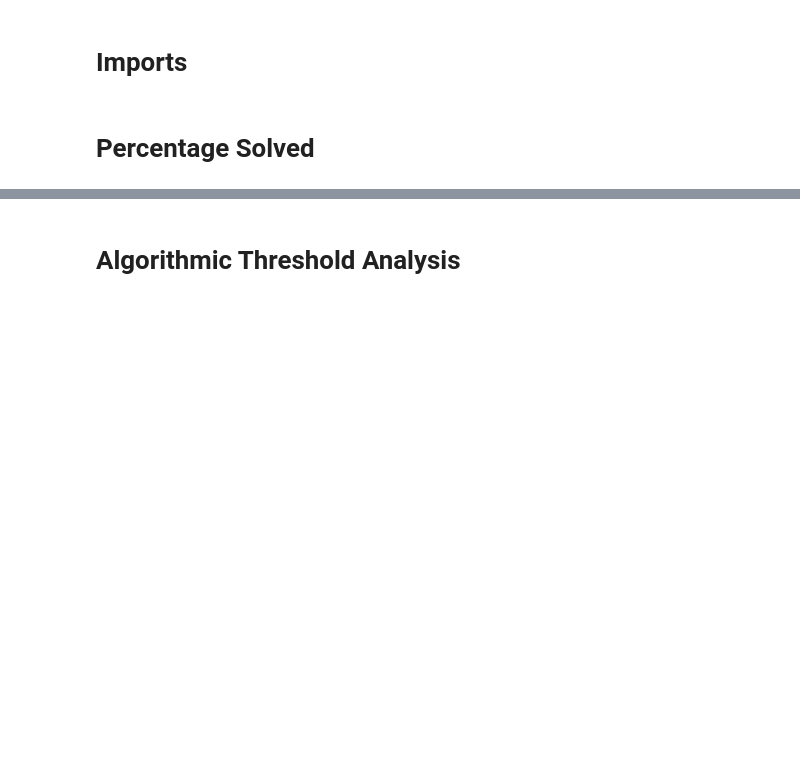
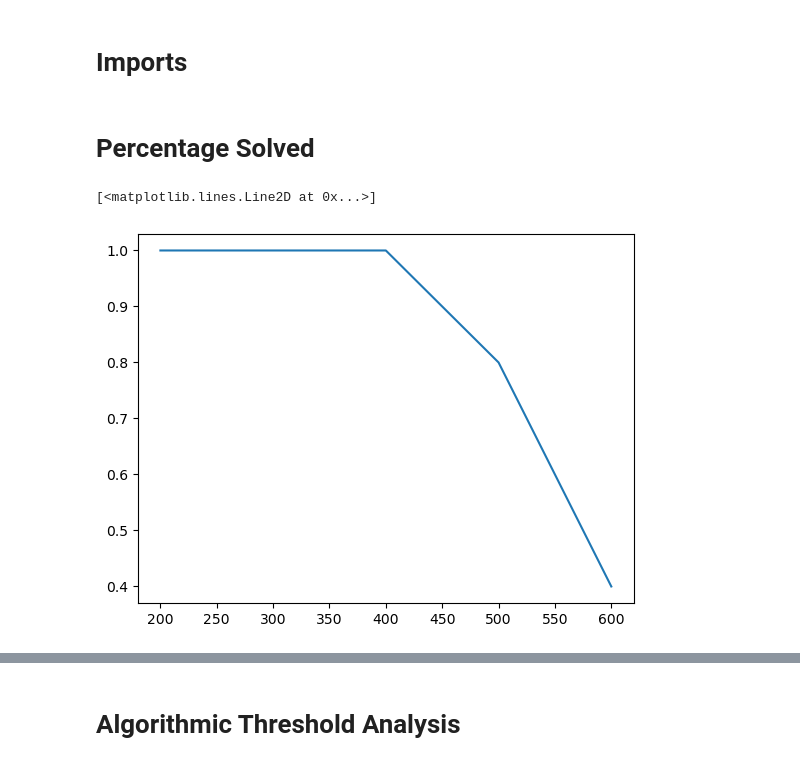
Before and after one commit to vittoriomanfriani/KSAT, a Jupyter notebook: Analysis.ipynb, the cells around one changed output, grey strips where cells are left out. Saved outputs shown, nothing was run; the diff lists cells and outputs as text; code cells hidden in the pictures; blank space fills up the shorter version.

```diff
--- a/Analysis.ipynb
+++ b/Analysis.ipynb
@@ -13,3 +14,8 @@ M = [200, 400, 500, 600, 700, 800, 900, 1000]
 percentage_solved = {}
 for m in tqdm(M):
     percentage_solved[m] = KSAT_properties.empirical_probability(m)
+# %%
+plt.plot(percentage_solved.keys(), percentage_solved.values())
+# %% [output]
+[<matplotlib.lines.Line2D at 0x...>]
+[figure, added]
```
Also changed, not shown: parts of 17 cells of this notebook, 5 other files.
